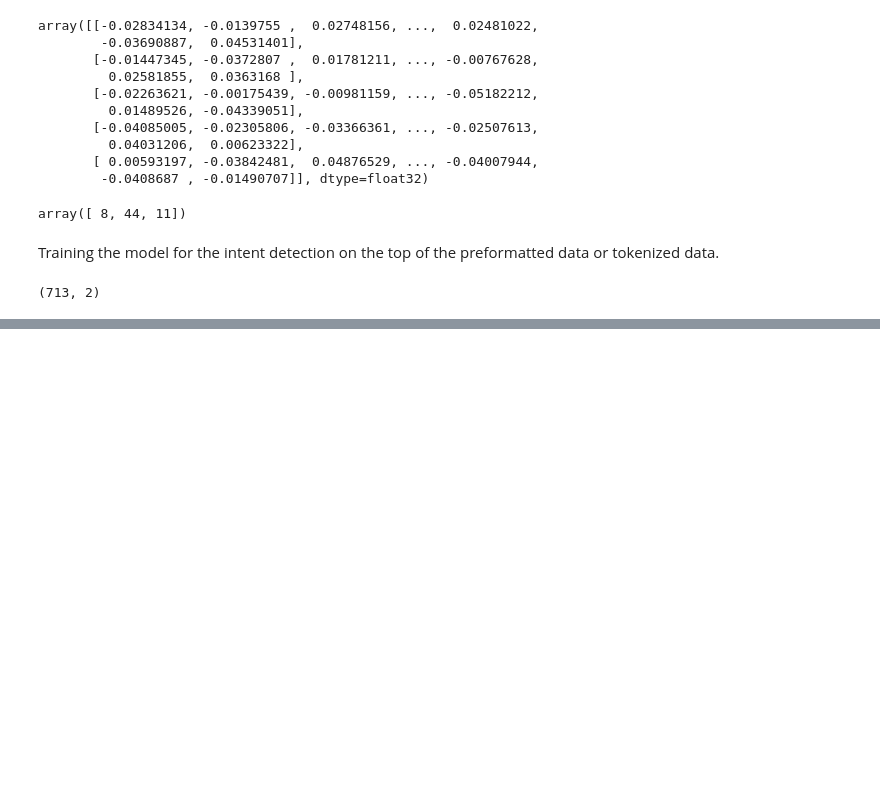
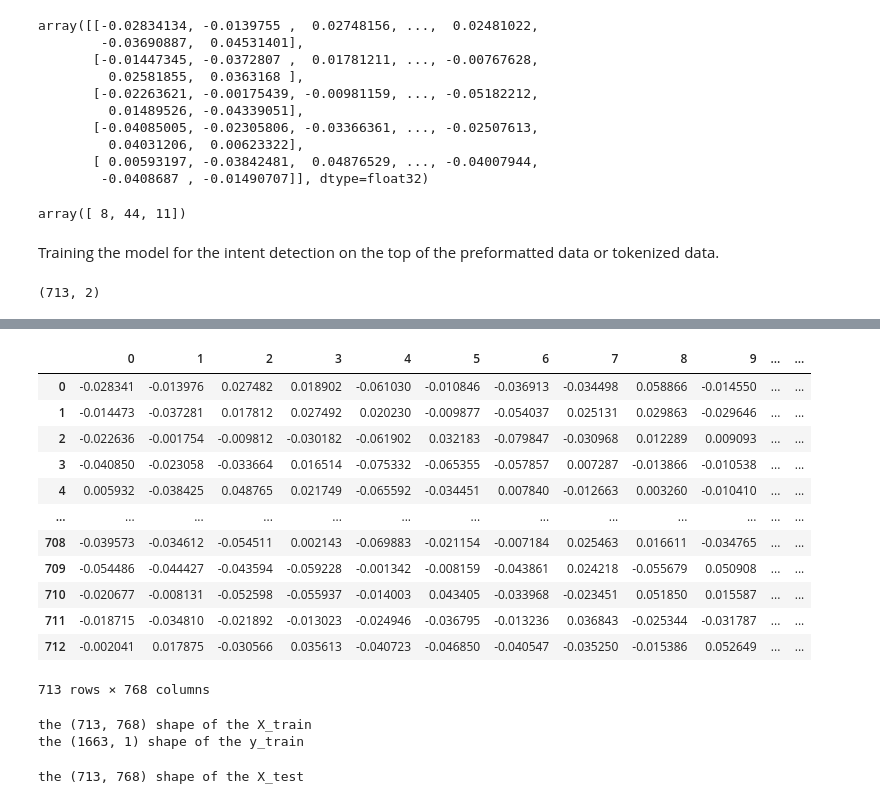
Before and after one commit to mahii6991/Kaggle_Projects, a Jupyter notebook: sinch-intent-detection.ipynb, the cells around one changed output, grey strips where cells are left out. Cells and saved outputs as stored; diff of their text form; code cells hidden in the pictures; blank space fills up the shorter version.

```diff
--- a/sinch-intent-detection.ipynb
+++ b/sinch-intent-detection.ipynb
@@ -105,0 +162,5 @@ submission.to_csv('submission.csv',index=False)
+# %%
+tuned_logreg = LogisticRegression(C=10.0, penalty= 'l2', solver= 'newton-cg')
+
+tuned_logreg.fit(X_train,y_train)
+tuned_predict = tuned_logreg.predict(X_test)
@@ -105,0 +206,18 @@ submission.to_csv('submission.csv',index=False)
+# %%
+X_train_new = pd.DataFrame(X_train)
+# %%
+X_train_new
+# %% [output]
+|  | 0 | 1 | 2 | 3 | 4 | 5 | 6 | 7 | 8 | 9 | ... | ... |
+| 0 | -0.028341 | -0.013976 | 0.027482 | 0.018902 | -0.061030 | -0.010846 | -0.036913 | -0.034498 | 0.058866 | -0.014550 | ... | ... |
+| 1 | -0.014473 | -0.037281 | 0.017812 | 0.027492 | 0.020230 | -0.009877 | -0.054037 | 0.025131 | 0.029863 | -0.029646 | ... | ... |
+| 2 | -0.022636 | -0.001754 | -0.009812 | -0.030182 | -0.061902 | 0.032183 | -0.079847 | -0.030968 | 0.012289 | 0.009093 | ... | ... |
+| 3 | -0.040850 | -0.023058 | -0.033664 | 0.016514 | -0.075332 | -0.065355 | -0.057857 | 0.007287 | -0.013866 | -0.010538 | ... | ... |
+| 4 | 0.005932 | -0.038425 | 0.048765 | 0.021749 | -0.065592 | -0.034451 | 0.007840 | -0.012663 | 0.003260 | -0.010410 | ... | ... |
+| ... | ... | ... | ... | ... | ... | ... | ... | ... | ... | ... | ... | ... |
+| 708 | -0.039573 | -0.034612 | -0.054511 | 0.002143 | -0.069883 | -0.021154 | -0.007184 | 0.025463 | 0.016611 | -0.034765 | ... | ... |
+| 709 | -0.054486 | -0.044427 | -0.043594 | -0.059228 | -0.001342 | -0.008159 | -0.043861 | 0.024218 | -0.055679 | 0.050908 | ... | ... |
+| 710 | -0.020677 | -0.008131 | -0.052598 | -0.055937 | -0.014003 | 0.043405 | -0.033968 | -0.023451 | 0.051850 | 0.015587 | ... | ... |
+| 711 | -0.018715 | -0.034810 | -0.021892 | -0.013023 | -0.024946 | -0.036795 | -0.013236 | 0.036843 | -0.025344 | -0.031787 | ... | ... |
+| 712 | -0.002041 | 0.017875 | -0.030566 | 0.035613 | -0.040723 | -0.046850 | -0.040547 | -0.035250 | -0.015386 | 0.052649 | ... | ... |
+713 rows × 768 columns
@@ -105,0 +226,13 @@ submission.to_csv('submission.csv',index=False)
+# %%
+print(f"the {X_train_new.shape} shape of the X_train")
+print(f"the {y_train_new.shape} shape of the y_train")
+# %% [output]
+the (713, 768) shape of the X_train
+the (1663, 1) shape of the y_train
+# %%
+#finding out the shape of the x_train
+X_test_new = pd.DataFrame(X_test)
+#printing out the results
+print(f"the {X_test_new.shape} shape of the X_test")
+# %% [output]
+the (713, 768) shape of the X_test
```
Also changed, not shown: parts of 30 cells of this notebook.
